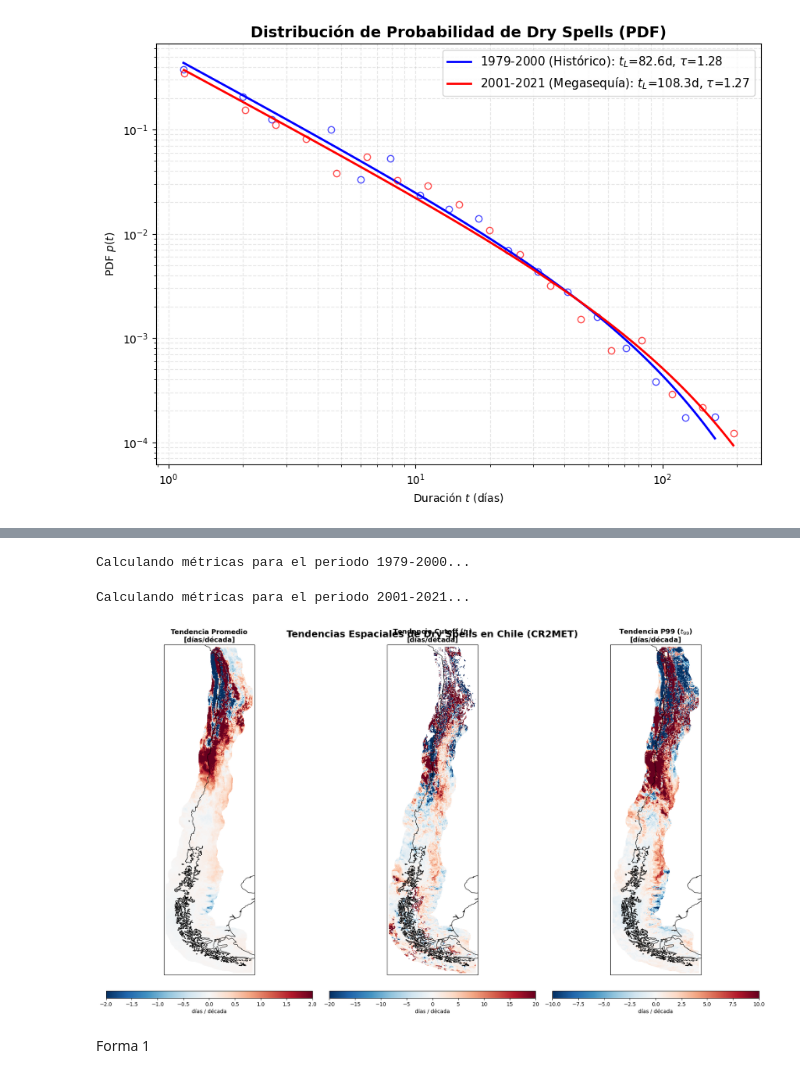
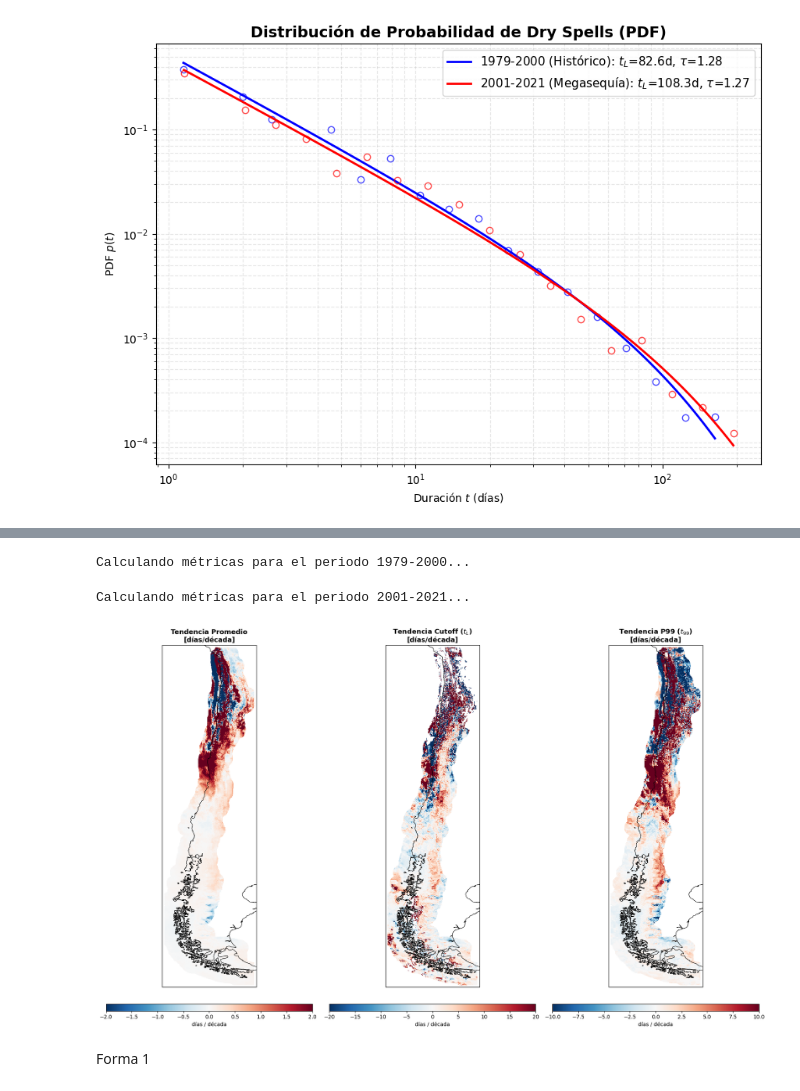
Before and after one commit to PabloGomez-97/TESIS, a Jupyter notebook: CR2MET-DATA.ipynb, the cells around one changed output, grey strips where cells are left out. Saved outputs shown, nothing was run; the diff lists cells and outputs as text; code cells hidden in the pictures.

```diff
--- a/CR2MET-DATA.ipynb
+++ b/CR2MET-DATA.ipynb
@@ -308,35 +301,34 @@ m2 = xr.apply_ufunc(
 
 # 4. Calcular Tendencias (diferencia dividida por 2.1 décadas)
 trends = (m2 - m1) / 2.1
 
 # 5. Generar los Mapas (Paneles 1x3)
 fig, axes = plt.subplots(1, 3, figsize=(18, 12), subplot_kw={'projection': ccrs.PlateCarree()})
 metrics_keys = ['mean', 'tL', 't99']
 titles = ['Tendencia Promedio', 'Tendencia Cutoff ($t_L$)', 'Tendencia P99 ($t_{99}$)']
 
 # Límites empíricos para los colores (puedes ajustarlos si ves que el mapa queda muy saturado)
 vmins = [-2, -20, -10]
 vmaxs = [ 2,  20,  10]
 
 for i, ax in enumerate(axes):
     data = trends.sel(metric=metrics_keys[i])
 
     im = data.plot(ax=ax, cmap='RdBu_r', vmin=vmins[i], vmax=vmaxs[i],
                    add_colorbar=False, transform=ccrs.PlateCarree())
 
     ax.coastlines(linewidth=0.8)
     ax.set_title(f"{titles[i]}\n[días/década]", fontweight='bold', fontsize=13)
 
     cb = plt.colorbar(im, ax=ax, orientation='horizontal', pad=0.04, aspect=30)
     cb.set_label('días / década')
 
-plt.suptitle("Tendencias Espaciales de Dry Spells en Chile (CR2MET)", fontsize=18, y=0.95, fontweight='bold')
 plt.tight_layout()
 plt.show()
 # %% [output]
 Calculando métricas para el periodo 1979-2000...
 Calculando métricas para el periodo 2001-2021...
-[figure, old version]
+[figure, new version]
 # %%
 import xarray as xr
 import numpy as np
```
Also changed, not shown: parts of 11 cells of this notebook, 2 other files.
